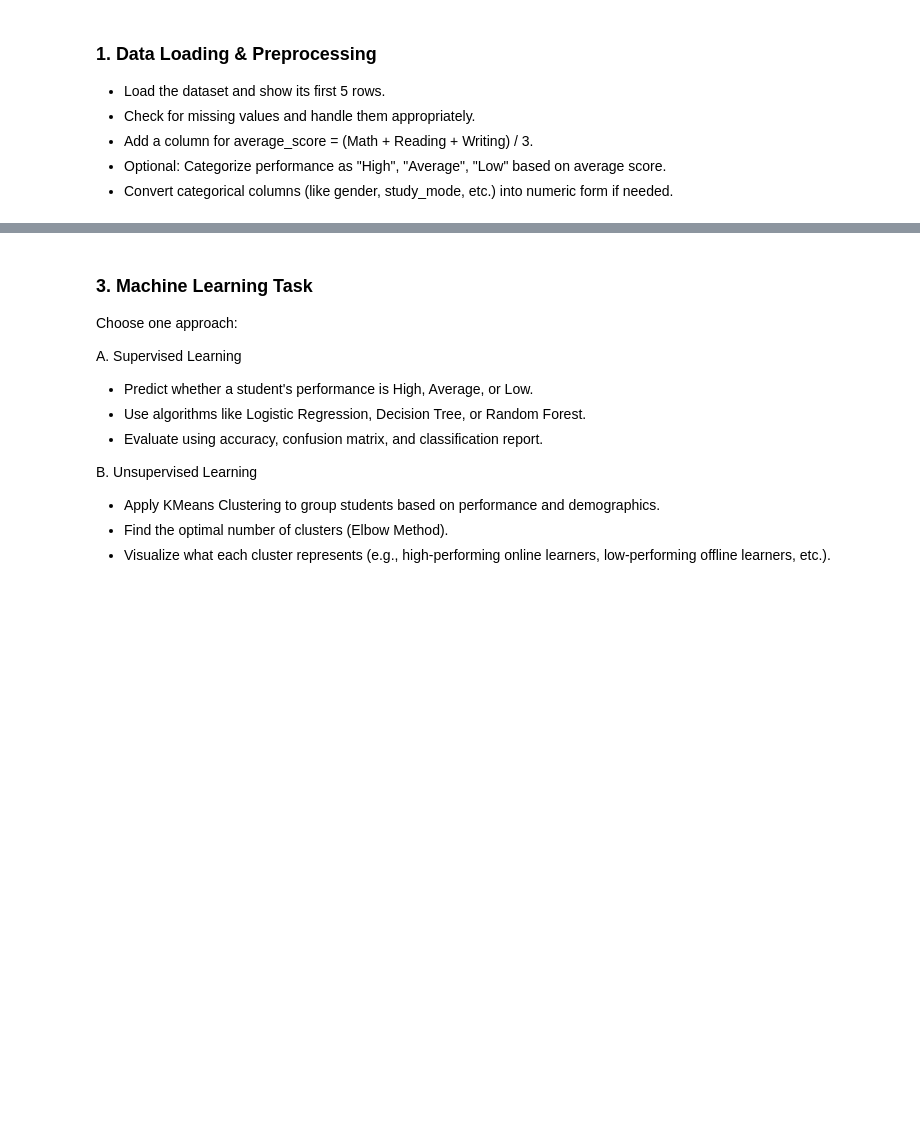
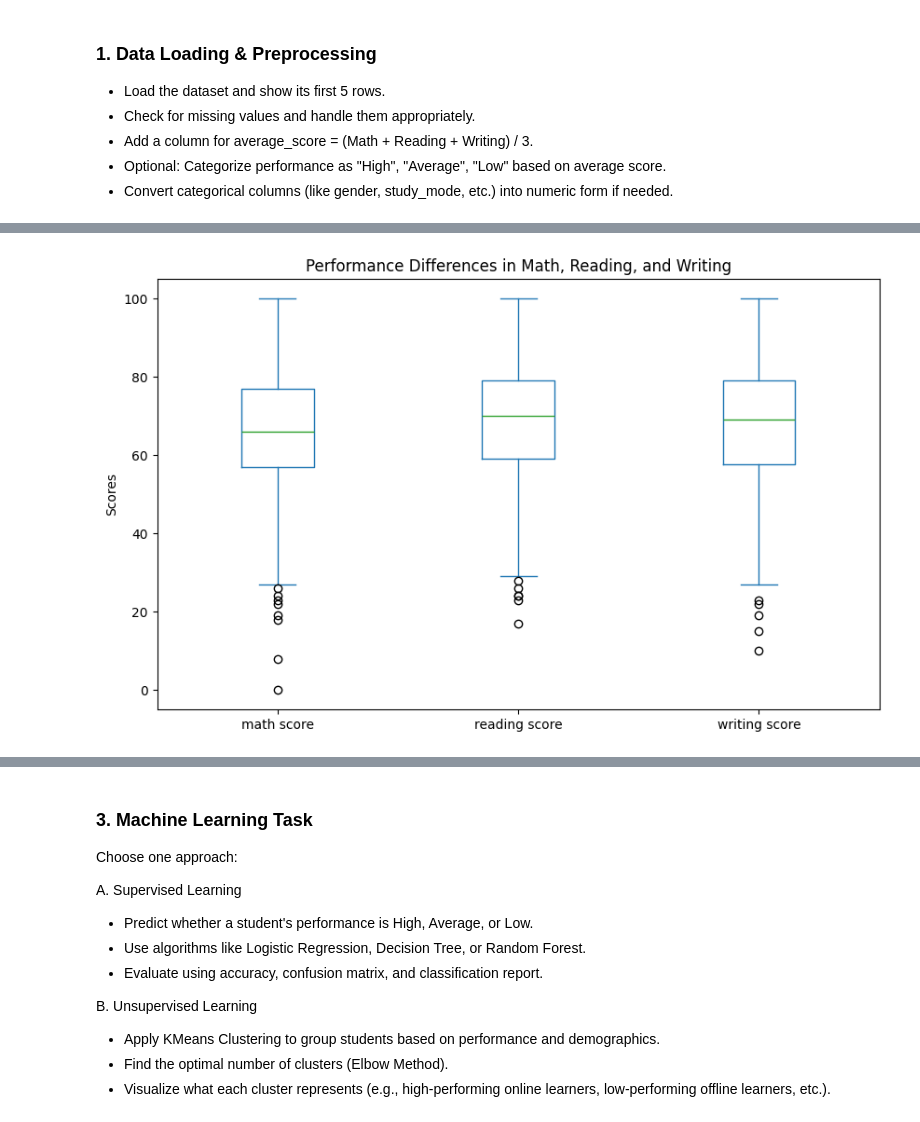
Before and after one commit to emadadnan000/SMIT-AI-DS, a Jupyter notebook: Project/Monthly Test October.ipynb, the cells around one changed output, grey strips where cells are left out. Saved outputs shown, nothing was run; the diff lists cells and outputs as text; code cells hidden in the pictures; blank space fills up the shorter version.

```diff
--- a/Project/Monthly Test October.ipynb
+++ b/Project/Monthly Test October.ipynb
@@ -39,0 +158,9 @@ df.head(5)
+# %%
+# Visualize performance differences in Math, Reading, and Writing.
+scores = ['math score', 'reading score', 'writing score']
+df[scores].plot(kind='box', figsize=(10, 6))
+plt.title('Performance Differences in Math, Reading, and Writing')
+plt.ylabel('Scores')
+plt.show()
+# %% [output]
+[figure, added]
```
Also changed, not shown: parts of 10 cells of this notebook.
